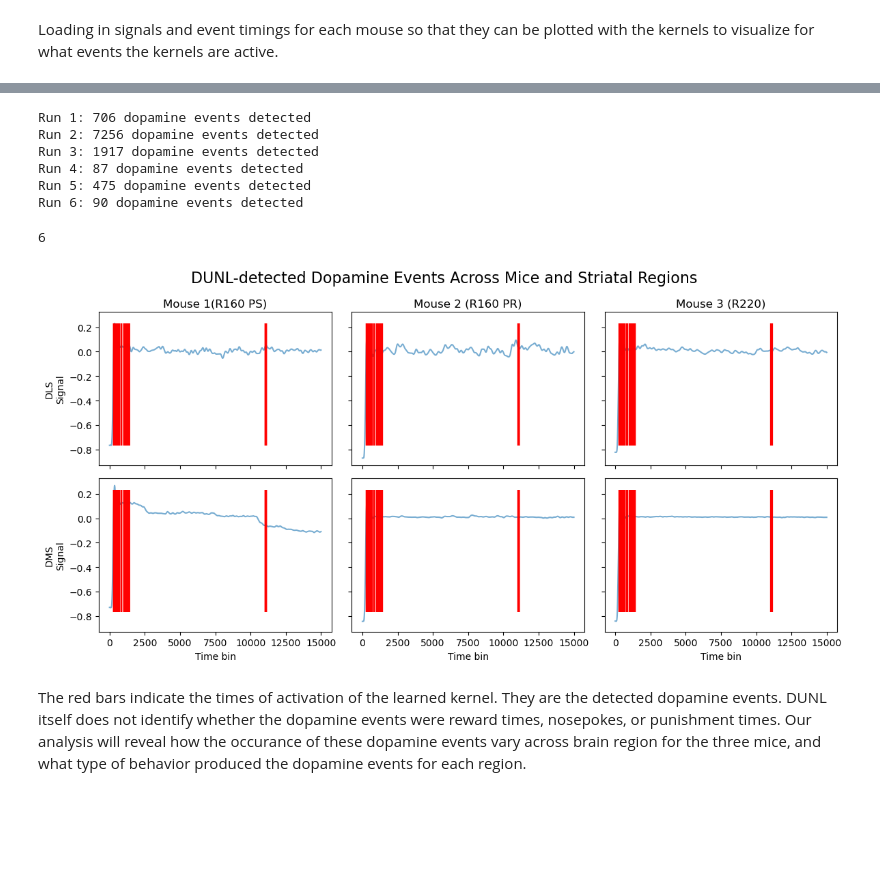
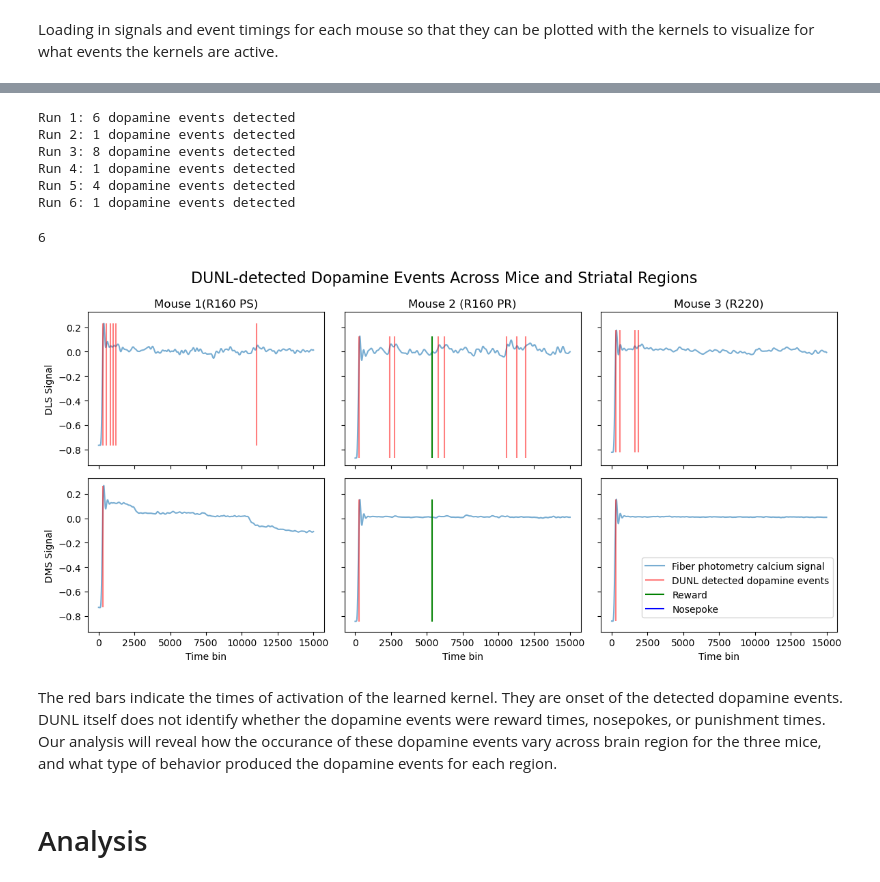
Before and after one commit to esmcclung/BIPN_162_Final, a Jupyter notebook: Dandi_set_197.ipynb, the cells around one changed output, grey strips where cells are left out. Saved outputs shown, nothing was run; the diff lists cells and outputs as text; code cells hidden in the pictures; blank space fills up the shorter version.

```diff
--- a/Dandi_set_197.ipynb
+++ b/Dandi_set_197.ipynb
@@ -854,4 +855,5 @@ This may cause compatibility issues. Please update the extension version if poss
 # %%
+#use the first session for each mouse as the signal.
 signals = [
     dls_sessions_1[0],  # Run 1  Mouse1 DLS (index 0 means first session)
     dms_sessions_1[0],  # Run 2  Mouse1 DMS
@@ -898,18 +900,20 @@ for i, model in enumerate(Dmodels):
 
     code = xhat[0,0].numpy()
 
-    event_bins = np.where(code > 0)[0]
+    binary = code > 0
+    event_bins = np.where((binary[1:] == 1) & (binary[:-1] == 0))[0]
+    #event_bins = np.where(code > 0)[0]
 
     all_event_bins.append(event_bins)
 
     print(f"Run {i+1}: {len(event_bins)} dopamine events detected")
 # %% [output]
-Run 1: 706 dopamine events detected
-Run 2: 7256 dopamine events detected
-Run 3: 1917 dopamine events detected
-Run 4: 87 dopamine events detected
-Run 5: 475 dopamine events detected
-Run 6: 90 dopamine events detected
+Run 1: 6 dopamine events detected
+Run 2: 1 dopamine events detected
+Run 3: 8 dopamine events detected
+Run 4: 1 dopamine events detected
+Run 5: 4 dopamine events detected
+Run 6: 1 dopamine events detected
 # %%
 all_event_times = []
 for bins in all_event_bins:
@@ -925,45 +987,69 @@ order = [0, 3, 1, 4, 2, 5]
 titles = [
     "Mouse 1 DLS",
     "Mouse 2 DLS",
     "Mouse 3 DLS",
     "Mouse 1 DMS",
     "Mouse 2 DMS",
     "Mouse 3 DMS"
 ]
 for i in range(6):
     ax = axes[order[i]]
     signal = signals[i].numpy()
     events = all_event_bins[i]
 
+    #convert timestamps to time bins
+    reward_bins = np.searchsorted(timestamps, rewards_list[i])
+    poke_bins = np.searchsorted(timestamps, pokes_list[i])
 
+    #plot calcium signal
     ax.plot(signal, alpha=0.6, label = "Fiber photometry calcium signal")
 
-    ax.vlines(all_event_bins[0],
-               ymin=signals[0].min(),
-               ymax=signals[0].max(),
+    #plot dopamine events
+    ax.vlines(events,
+               ymin=signal.min(),
+               ymax=signal.max(),
                color='red',
-               alpha=0.3,
+               alpha=0.5,
                 label = "DUNL detected dopamine events")
-    axes[0].set_title("Mouse 1(R160 PS)")
-    axes[1].set_title("Mouse 2 (R160 PR)")
-    axes[2].set_title("Mouse 3 (R220)")
-    axes[3].set_title("")
-    axes[4].set_title("")
-    axes[5].set_title("")
+
+    #plot reward times
+    ax.vlines(reward_bins,
+              ymin=signal.min(),
+              ymax=signal.max(),
+              color='green',
+              label="Reward")
+    #plot nosepoke times
+    ax.vlines(poke_bins,
+              ymin=signal.min(),
+              ymax=signal.max(),
+              color='blue',
+              label="Nosepoke")
+
+#axis titles
+axes[0].set_title("Mouse 1(R160 PS)")
+axes[1].set_title("Mouse 2 (R160 PR)")
+axes[2].set_title("Mouse 3 (R220)")
+axes[3].set_title("")
+axes[4].set_title("")
+axes[5].set_title("")
 
 # axis labels
 axes[3].set_xlabel("Time bin")
 axes[4].set_xlabel("Time bin")
 axes[5].set_xlabel("Time bin")
 
-axes[0].set_ylabel("DLS\nSignal")
-axes[3].set_ylabel("DMS\nSignal")
+axes[0].set_ylabel("DLS Signal")
+axes[3].set_ylabel("DMS Signal")
 
 fig.suptitle("DUNL-detected Dopamine Events Across Mice and Striatal Regions", fontsize=16)
+handles, labels = axes[0].get_legend_handles_labels()
+fig.legend(handles, labels, loc="lower right", bbox_to_anchor=(0.98, 0.12))
 
 plt.tight_layout()
 plt.show()
 # %% [output]
-[figure, old version]
+[figure, new version]
 # %% [markdown]
-The red bars indicate the times of activation of the learned kernel. They are the detected dopamine events. DUNL itself does not identify whether the dopamine events were reward times, nosepokes, or punishment times. Our analysis will reveal how the occurance of these dopamine events vary across brain region for the three mice, and what type of behavior produced the dopamine events for each region.
+The red bars indicate the times of activation of the learned kernel. They are onset of the detected dopamine events. DUNL itself does not identify whether the dopamine events were reward times, nosepokes, or punishment times. Our analysis will reveal how the occurance of these dopamine events vary across brain region for the three mice, and what type of behavior produced the dopamine events for each region.
+# %% [markdown]
+# Analysis
```
Also changed, not shown: parts of 9 cells of this notebook, 2 other files.
